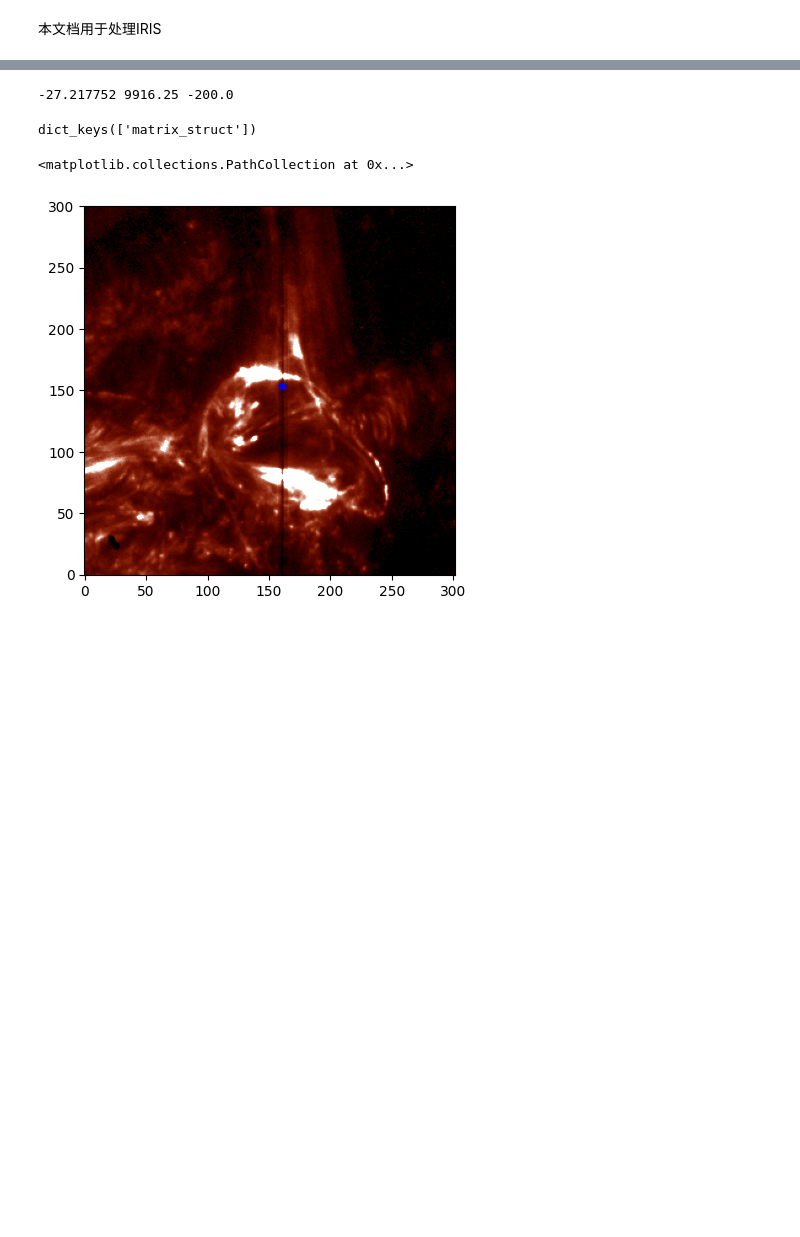
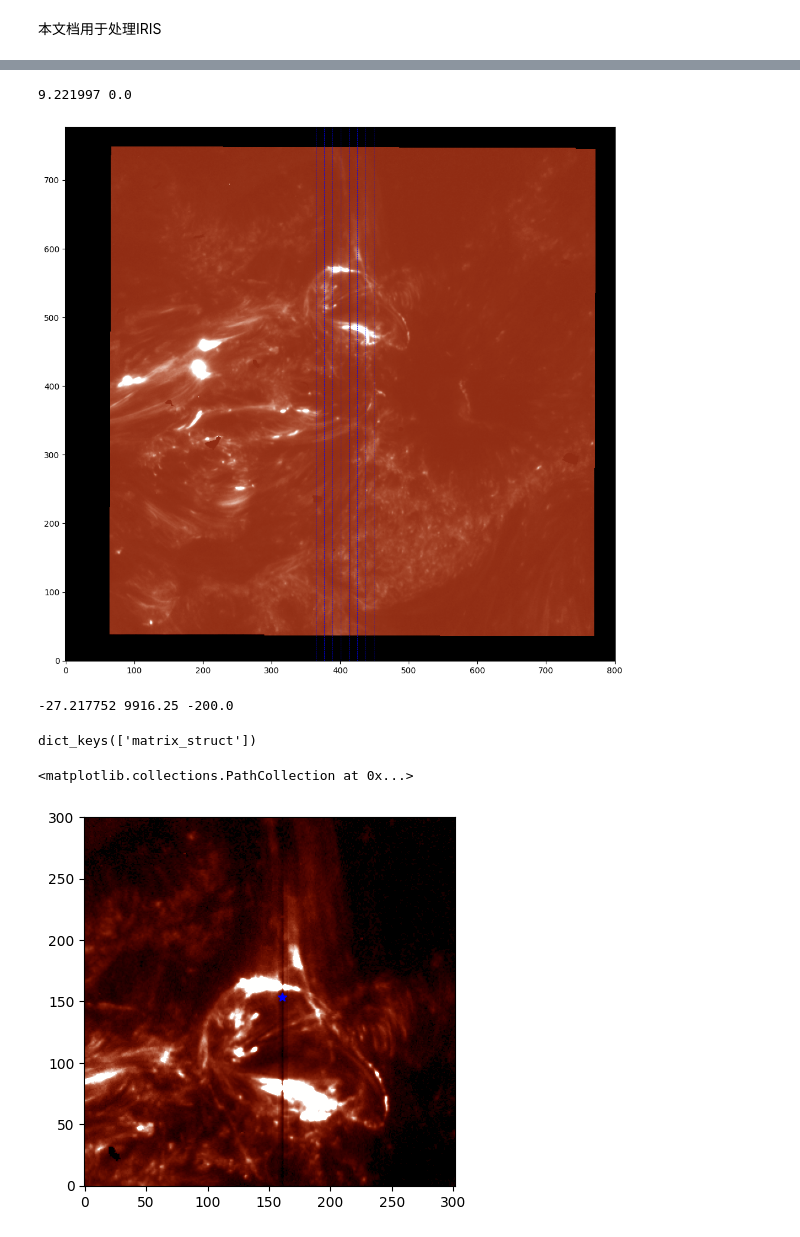
Before and after one commit to xiaosjh/reconnection, a Jupyter notebook: iris_analysis.ipynb, the cells around one changed output, grey strips where cells are left out. Saved outputs shown, nothing was run; the diff lists cells and outputs as text; code cells hidden in the pictures; blank space fills up the shorter version.

```diff
--- a/iris_analysis.ipynb
+++ b/iris_analysis.ipynb
@@ -55,3 +41,15 @@ plt.scatter(fig_x,400,s=20,marker='*',c='blue')
+# %%
+sji1400=rsm_1400[0].data
+new_map=np.log(sji1400[799,:,:]+201)#new_map=np.log(sji1400[798,:,:]+201)
+print(new_map.max(),new_map.min())
+plt.figure(figsize=(12,12))
+plt.imshow(new_map,origin='lower',cmap='irissji1400',vmin=4.8,vmax=6)
+for i in range(8):
+    xx=(solar_x[i,0]-354.533)/0.166+400.5
+    plt.axvline(xx,color='blue',linestyle='--',linewidth=0.5)
+# %% [output]
+9.221997 0.0
+[figure, added]
 # %%
 print(sji1400[799,:,:].mean(),sji1400[799,:,:].max(),sji1400[799,:,:].min())
 # %% [output]
```
Also changed, not shown: parts of 14 cells of this notebook, 2 other files.
